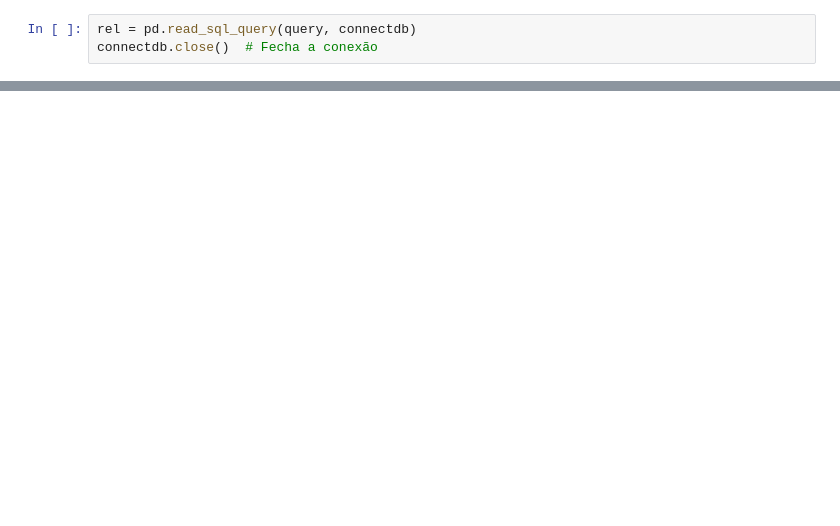
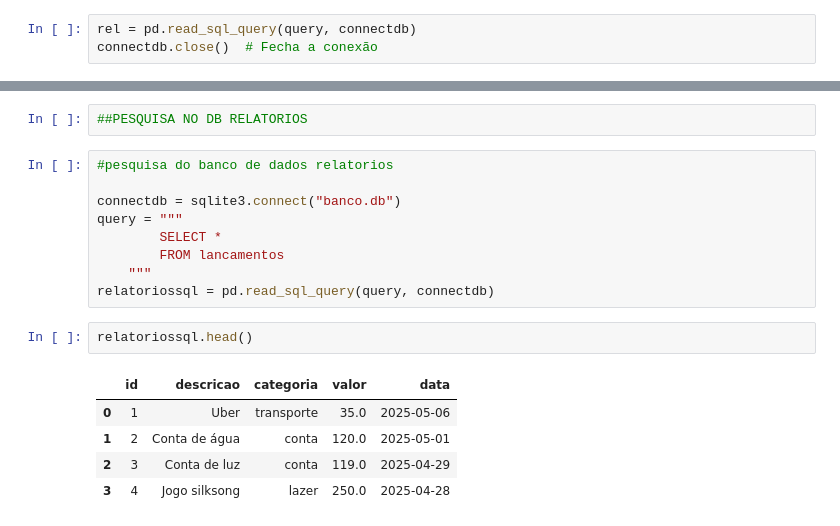
Before and after one commit to LTRibeiros/Projeto-Financeiro, a Jupyter notebook: relatorio.ipynb, the cells around one changed output, grey strips where cells are left out. Saved outputs shown, nothing was run; the diff lists cells and outputs as text; blank space fills up the shorter version.

```diff
--- a/relatorio.ipynb
+++ b/relatorio.ipynb
@@ -31,0 +38,19 @@ plt.show()
+# %%
+##PESQUISA NO DB RELATORIOS
+# %%
+#pesquisa do banco de dados relatorios
+
+connectdb = sqlite3.connect("banco.db")
+query = """
+        SELECT *
+        FROM lancamentos
+    """
+relatoriossql = pd.read_sql_query(query, connectdb)
+# %%
+relatoriossql.head()
+# %% [output]
+|  | id | descricao | categoria | valor | data |
+| 0 | 1 | Uber | transporte | 35.0 | 2025-05-06 |
+| 1 | 2 | Conta de água | conta | 120.0 | 2025-05-01 |
+| 2 | 3 | Conta de luz | conta | 119.0 | 2025-04-29 |
+| 3 | 4 | Jogo silksong | lazer | 250.0 | 2025-04-28 |
```
Also changed, not shown: parts of 7 cells of this notebook, 4 other files.
